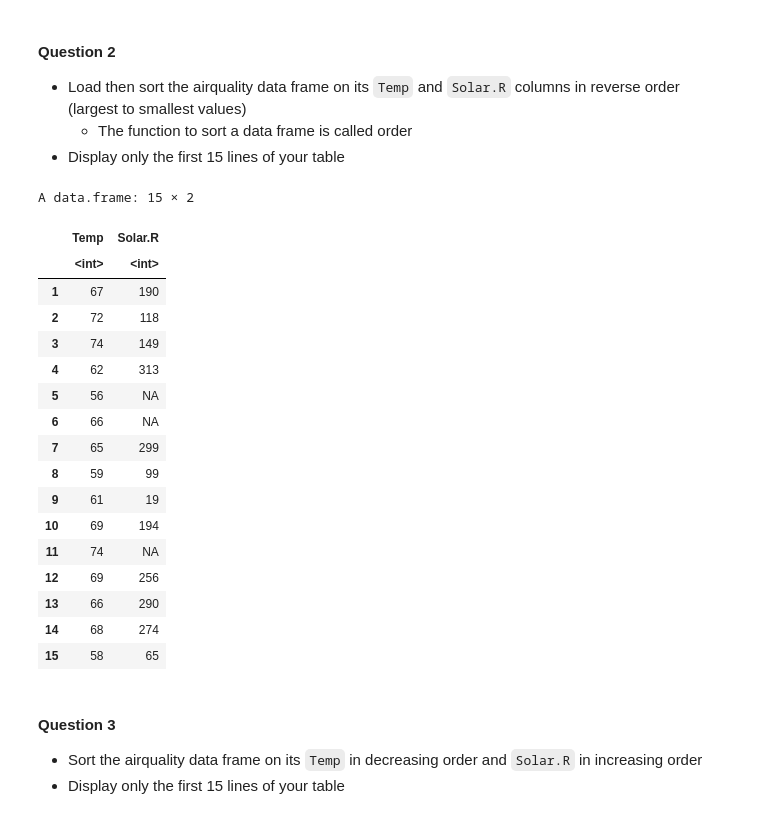
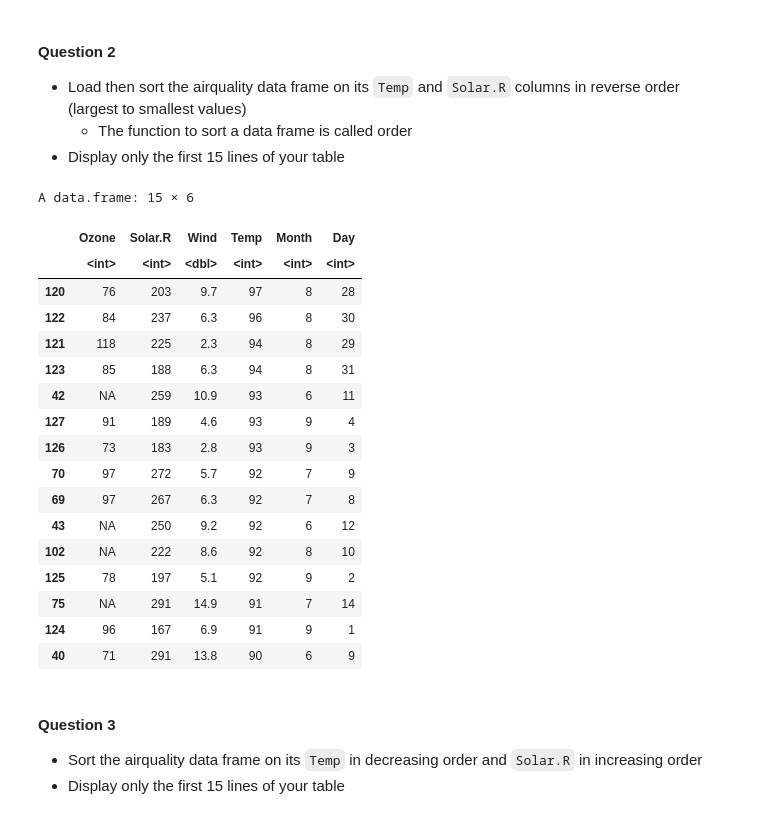
Before and after one commit to davism808/OCN682, a Jupyter notebook: 2_data_structures_intro/data_structures_in_r.ipynb, the cells around one changed output. Drawn from its saved outputs; the diff is of its cells as text; code cells hidden in the pictures.

```diff
--- a/2_data_structures_intro/data_structures_in_r.ipynb
+++ b/2_data_structures_intro/data_structures_in_r.ipynb
@@ -59,27 +59,28 @@ A matrix: 3 × 2 of type int
 * Display only the first 15 lines of your table
 # %%
 data("airquality")
-# %%
-airquality[c(1:15), c("Temp", "Solar.R")]
-# %% [output]
-A data.frame: 15 × 2
-|  | Temp | Solar.R |
-|  | <int> | <int> |
-| 1 | 67 | 190 |
-| 2 | 72 | 118 |
-| 3 | 74 | 149 |
-| 4 | 62 | 313 |
-| 5 | 56 | NA |
-| 6 | 66 | NA |
-| 7 | 65 | 299 |
-| 8 | 59 | 99 |
-| 9 | 61 | 19 |
-| 10 | 69 | 194 |
-| 11 | 74 | NA |
-| 12 | 69 | 256 |
-| 13 | 66 | 290 |
-| 14 | 68 | 274 |
-| 15 | 58 | 65 |
+# %%
+sorted <- airquality[order(-airquality$Temp, -airquality$Solar.R), ]
+head(sorted, n=15)
+# %% [output]
+A data.frame: 15 × 6
+|  | Ozone | Solar.R | Wind | Temp | Month | Day |
+|  | <int> | <int> | <dbl> | <int> | <int> | <int> |
+| 120 | 76 | 203 | 9.7 | 97 | 8 | 28 |
+| 122 | 84 | 237 | 6.3 | 96 | 8 | 30 |
+| 121 | 118 | 225 | 2.3 | 94 | 8 | 29 |
+| 123 | 85 | 188 | 6.3 | 94 | 8 | 31 |
+| 42 | NA | 259 | 10.9 | 93 | 6 | 11 |
+| 127 | 91 | 189 | 4.6 | 93 | 9 | 4 |
+| 126 | 73 | 183 | 2.8 | 93 | 9 | 3 |
+| 70 | 97 | 272 | 5.7 | 92 | 7 | 9 |
+| 69 | 97 | 267 | 6.3 | 92 | 7 | 8 |
+| 43 | NA | 250 | 9.2 | 92 | 6 | 12 |
+| 102 | NA | 222 | 8.6 | 92 | 8 | 10 |
+| 125 | 78 | 197 | 5.1 | 92 | 9 | 2 |
+| 75 | NA | 291 | 14.9 | 91 | 7 | 14 |
+| 124 | 96 | 167 | 6.9 | 91 | 9 | 1 |
+| 40 | 71 | 291 | 13.8 | 90 | 6 | 9 |
 # %% [markdown]
 #### Question 3
 
```
Also changed, not shown: parts of 8 cells of this notebook, 1 other file.
